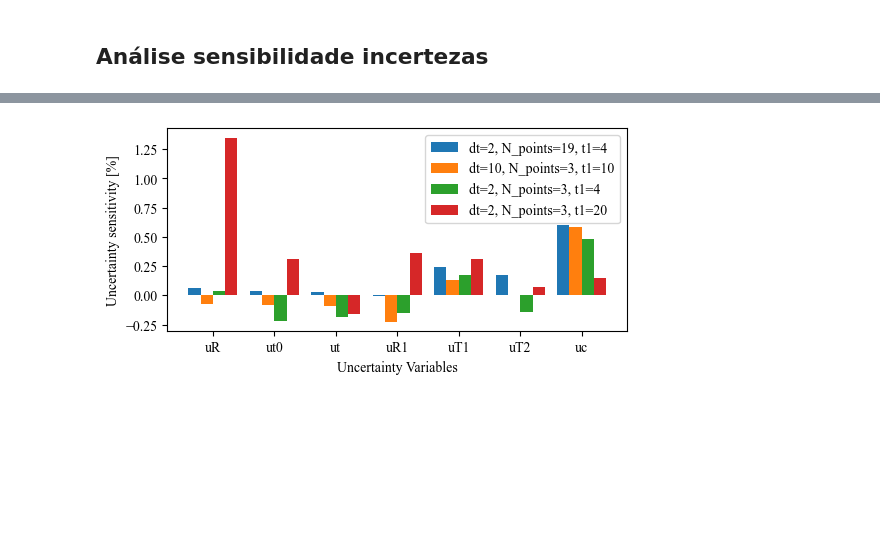
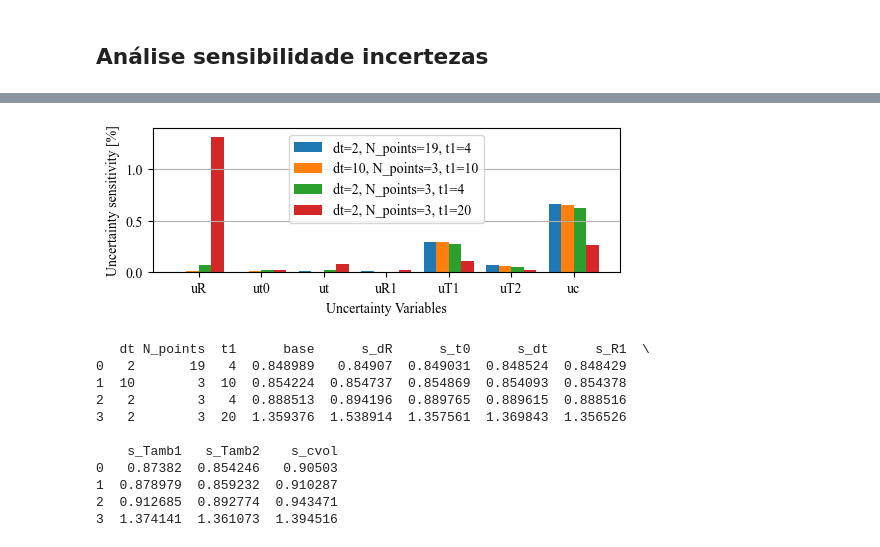
Before and after one commit to ThalerG/Metrology_IncertezaTemperatura, a Jupyter notebook: incerteza_temperatura.ipynb, the cells around one changed output, grey strips where cells are left out. Cells and saved outputs as stored; diff of their text form; code cells hidden in the pictures; blank space fills up the shorter version.

```diff
--- a/incerteza_temperatura.ipynb
+++ b/incerteza_temperatura.ipynb
@@ -589,7 +520,7 @@ import pandas as pd
 import matplotlib.pyplot as plt
 import numpy as np
 
-df = pd.read_csv("Resultados/map_results.csv")
+df = pd.read_csv("Resultados/map_results_sensitivity.csv")
 
 baseValues = {'R1': [15.39],
             'Tamb1': [24],
@@ -657,7 +588,7 @@ for case in cases:
     uncertainty_df.loc[row_i, 'base'] = baseCond['std_T2'].values[0]
 
     for var in uncertainty_vars:
-        row_unc = filtered_df[filtered_df[var] == baseValues[var][0]*1.01]
+        row_unc = filtered_df[filtered_df[var] != baseValues[var][0]]
         if not row_unc.empty:
             uncertainty_df.loc[row_i, var] = row_unc['std_T2'].values[0]
 
@@ -671,37 +602,53 @@ x = np.arange(len(uncertainty_vars))  # the label locations
 width = 0.2  # the width of the bars
 
 cm = 1/2.54
-fig, ax = plt.subplots(figsize=(14*cm, 7*cm))
+fig, ax = plt.subplots(figsize=(14*cm, 5.5*cm))
 
 # Plot each row in uncertainty_df as a group of bars
 for i, row in uncertainty_df.iterrows():
-    ax.bar(x + i * width, 100*row[uncertainty_vars]/row['base']-100, width, label=f"dt={row['dt']}, N_points={row['N_points']}, t1={row['t1']}")
+    ax.bar(x + i * width, abs(100*row[uncertainty_vars]/row['base']-100)/10, width, label=f"dt={row['dt']}, N_points={row['N_points']}, t1={row['t1']}", color=f'C{i}')
 
 plt.rcParams['font.family'] = 'Times New Roman'
 
 names = {'s_t0':'ut0',
          's_dt':'ut',
         's_dR':'uR',
         's_R1':'uR1',
         's_Tamb1':'uT1',
         's_Tamb2':'uT2',
         's_cvol':'uc'}
 
 for label in ax.get_xticklabels():
     label.set_fontproperties('Times New Roman')
 
 for label in ax.get_yticklabels():
     label.set_fontproperties('Times New Roman')
 
 # Add labels, title, and legend
 ax.set_xlabel('Uncertainty Variables', fontname='Times New Roman')
 ax.set_ylabel('Uncertainty sensitivity [%]', fontname='Times New Roman')
 ax.set_xticks(x + 3*width/2)
+ax.set_ylim(0, 1.4)
 xTickLabels = [names.get(var, var) for var in uncertainty_vars]
 ax.set_xticklabels(xTickLabels)
 ax.legend()
+ax.grid(axis='y')
 
 plt.tight_layout()
+plt.savefig("Gráficos/sensititivity.pdf")
 plt.show()
+
+print(uncertainty_df)
 # %% [output]
-[figure, old version]
+[figure, new version]
+   dt N_points  t1      base      s_dR      s_t0      s_dt      s_R1  \
+0   2       19   4  0.848989   0.84907  0.849031  0.848524  0.848429
+1  10        3  10  0.854224  0.854737  0.854869  0.854093  0.854378
+2   2        3   4  0.888513  0.894196  0.889765  0.889615  0.888516
+3   2        3  20  1.359376  1.538914  1.357561  1.369843  1.356526
+
+    s_Tamb1   s_Tamb2    s_cvol
+0   0.87382  0.854246   0.90503
+1  0.878979  0.859232  0.910287
+2  0.912685  0.892774  0.943471
+3  1.374141  1.361073  1.394516
```
Also changed, not shown: parts of 14 cells of this notebook, 4 other files.
